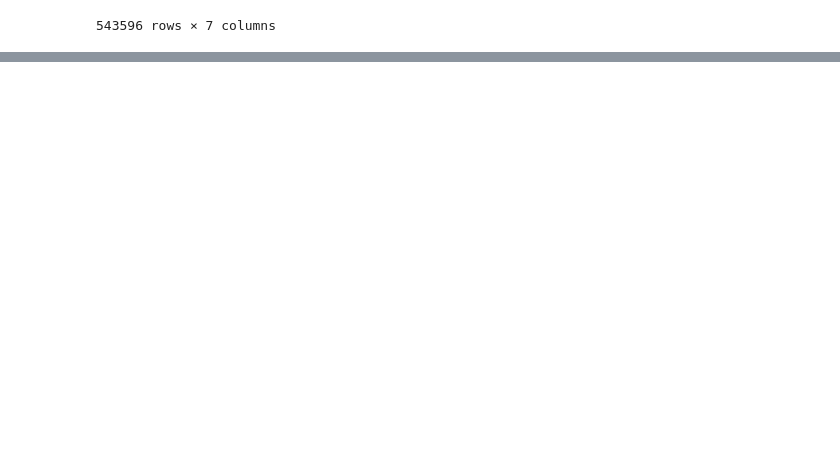
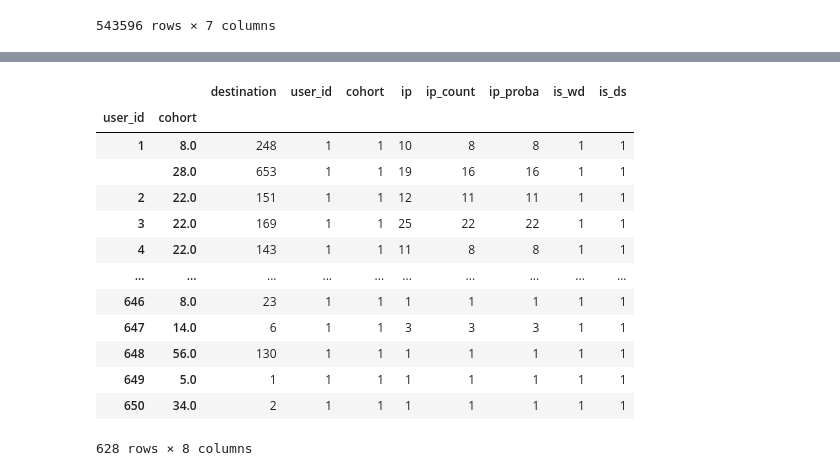
Before and after one commit to guedanie/anomaly_detection, a Jupyter notebook: discrete_anomaly_detection.ipynb, the cells around one changed output, grey strips where cells are left out. Saved outputs shown, nothing was run; the diff lists cells and outputs as text; code cells hidden in the pictures; blank space fills up the shorter version.

```diff
--- a/discrete_anomaly_detection.ipynb
+++ b/discrete_anomaly_detection.ipynb
@@ -268,0 +295,2 @@ df.sort_values(by="ip_proba")
+# %%
+df["is_wd"] = np.nan
@@ -268,0 +309,6 @@ df.sort_values(by="ip_proba")
+# %%
+df['is_wd'] = df['user_id'].apply(lambda x: 1 if x in web_dev else 0)
+# %%
+ds = df[df.destination == "1-fundamentals/1.1-intro-to-data-science"].groupby("user_id").user_id.sum().index
+# %%
+df['is_ds'] = df['user_id'].apply(lambda x: 1 if x in ds else 0)
@@ -268,0 +435,17 @@ df.sort_values(by="ip_proba")
+# %%
+df.groupby(["user_id", "cohort"]).nunique()
+# %% [output]
+|  |  | destination | user_id | cohort | ip | ip_count | ip_proba | is_wd | is_ds |
+| user_id | cohort |  |  |  |  |  |  |  |  |
+| 1 | 8.0 | 248 | 1 | 1 | 10 | 8 | 8 | 1 | 1 |
+|  | 28.0 | 653 | 1 | 1 | 19 | 16 | 16 | 1 | 1 |
+| 2 | 22.0 | 151 | 1 | 1 | 12 | 11 | 11 | 1 | 1 |
+| 3 | 22.0 | 169 | 1 | 1 | 25 | 22 | 22 | 1 | 1 |
+| 4 | 22.0 | 143 | 1 | 1 | 11 | 8 | 8 | 1 | 1 |
+| ... | ... | ... | ... | ... | ... | ... | ... | ... | ... |
+| 646 | 8.0 | 23 | 1 | 1 | 1 | 1 | 1 | 1 | 1 |
+| 647 | 14.0 | 6 | 1 | 1 | 3 | 3 | 3 | 1 | 1 |
+| 648 | 56.0 | 130 | 1 | 1 | 1 | 1 | 1 | 1 | 1 |
+| 649 | 5.0 | 1 | 1 | 1 | 1 | 1 | 1 | 1 | 1 |
+| 650 | 34.0 | 2 | 1 | 1 | 1 | 1 | 1 | 1 | 1 |
+628 rows × 8 columns
```
Also changed, not shown: parts of 22 cells of this notebook.
